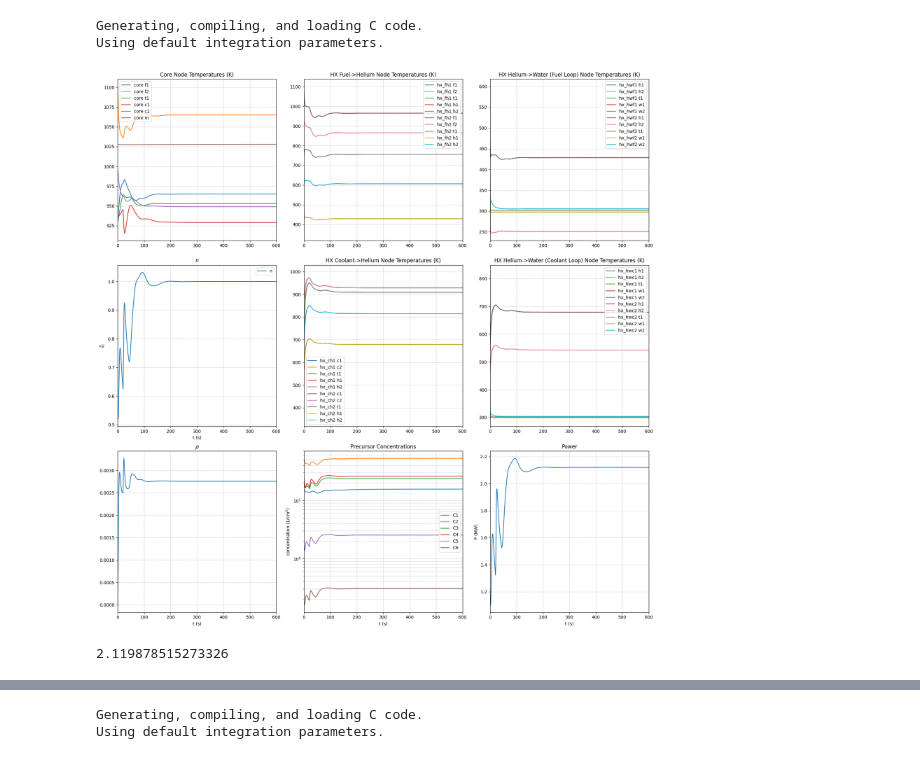
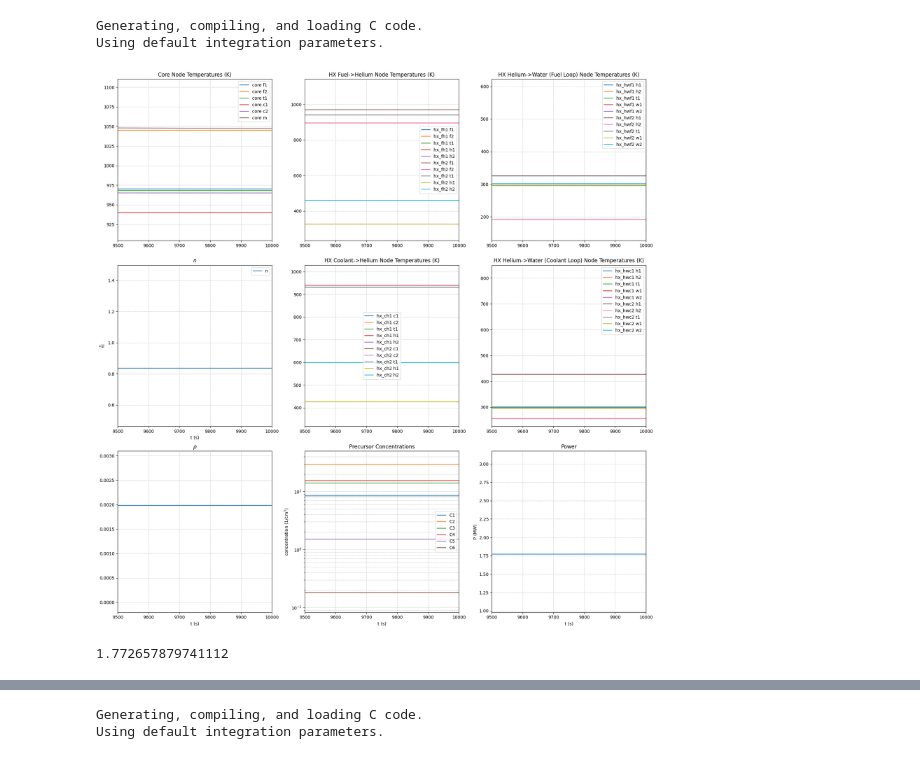
Before and after one commit to LukeLabrie/msc_eng_thesis, a Jupyter notebook: final_form/are/model_mann_hA.ipynb, the cells around one changed output, grey strips where cells are left out. Drawn from its saved outputs; the diff is of its cells as text; code cells hidden in the pictures.

```diff
--- a/final_form/are/model_mann_hA.ipynb
+++ b/final_form/are/model_mann_hA.ipynb
@@ -11,3 +6,23 @@ hA_ht_hxhw, hA_tw_hxhw, hA_ht_hxhwc, hA_tw_hxhwc = params
+# %%
+# params = [0.02187095, 0.0113666, 0.00104331, 0.00415982, 0.00266767, 0.0093217, 0.00080961, 0.00687754, 0.19685921, 0.00049369, 0.0741425] # sumsq_power
+# params = [1.67805091e-01, 1.16384489e-02, 1.84339040e-04, 2.67694347e-02, \
+#           1.00692327e-03, 6.89866494e-03, 4.13827966e-04, 9.72936906e-03, \
+#           9.78502892e-01, 1.10738257e-03, 1.79379286e-02]
+
+#all
+params = [1.76062602e-01, 1.33401256e-02, 8.84481706e-04, 2.17107326e-02,
+          1.06450686e-03, 2.75078295e-02, 4.66376746e-04, 2.23549383e-02,
+          7.38227668e-01, 1.83339068e-03, 6.83131280e-02, 7.77594444e+02]
+
+# power
+# params = [3.10927244e-02, 1.37767977e-02, 7.34003386e-04, 7.21939761e-03,
+#           2.37009964e-03, 9.67166140e-03, 2.93826069e-04, 6.36341730e-03,
+#           4.11660992e-01, 5.12259449e-04, 7.96121021e-02]
+
+hA_ft_c, hA_tc_c, hA_mc_c, hA_ft_hx, hA_ht_hx, hA_ct_hx, hA_th_hxch, \
+hA_ht_hxhw, hA_tw_hxhw, hA_ht_hxhwc, hA_tw_hxhwc, T0_c_m = params
+
+T = np.arange(0,10000,0.1)
 # %% [markdown]
 Instantiate System Object & Nodes
 # %%
@@ -31,6 +46,7 @@ C6 = Node(y0 = C0[5])
 rho = Node(y0 = 0.00)
 
 # add reactivity input
+inserted = 0
 def rho_insert(t):
     if (t<t_ins):
         return 0.0
@@ -266,6 +282,7 @@ hx_hwc2_w2.set_dTdt_advective(source = hx_hwc2_w1.y())
 hx_hwc2_w2.dTdt_convective = hx_hwc2_w1.dTdt_convective
 # %%
 # solve system
+T = np.arange(0,10000,0.1)
 sol_jit = ARE.solve(T)
 # %% [output]
 Generating, compiling, and loading C code.
@@ -273,8 +290,8 @@ Using default integration parameters.
 # %%
 fig,axs = plt.subplots(3,3,figsize=(18,18))
 
-t_0 = 0.0
-t_f = 600
+t_0 = 9500
+t_f = 10000
 
 # Set a professional color scheme
 colors = ['tab:blue', 'tab:orange', 'tab:green', 'tab:red', 'tab:purple', 'tab:brown',
@@ -374,35 +391,35 @@ update_axis_style(axs[2, 0])
 axs[2,0].plot(T,rho.y_out,label="rho")
 axs[2,0].set_xlabel("t (s)")
 axs[2,0].set_title(r"$\rho$")
 axs[2,0].set_xlim([t_0,t_f])
 
 update_axis_style(axs[2, 1])
 axs[2,1].plot(T,C1.y_out,label="C1")
 axs[2,1].plot(T,C2.y_out,label="C2")
 axs[2,1].plot(T,C3.y_out,label="C3")
 axs[2,1].plot(T,C4.y_out,label="C4")
 axs[2,1].plot(T,C5.y_out,label="C5")
 axs[2,1].plot(T,C6.y_out,label="C6")
 axs[2,1].legend()
 axs[2,1].set_xlabel("t (s)")
 axs[2,1].set_yscale("log")
 axs[2,1].set_ylabel(r"concentration (1/cm$^3$)")
 axs[2,1].legend(loc="right")
 axs[2,1].set_title("Precursor Concentrations")
 axs[2,1].set_xlim([t_0,t_f])
 
 update_axis_style(axs[2, 2])
 axs[2,2].plot(T,[k*P for k in n.y_out],label="Power")
 axs[2,2].set_xlabel("t (s)")
 axs[2,2].set_title("Power")
 axs[2,2].set_ylabel("P (MW)")
 axs[2,2].set_xlim([t_0,t_f])
 
 plt.tight_layout()
 plt.show()
 # %% [output]
-[figure, old version]
+[figure, new version]
 # %%
 P*n.y_out[-1]
 # %% [output]
-2.119878515273326
+1.772657879741112
```
Also changed, not shown: parts of 17 cells of this notebook, 44 other files.
